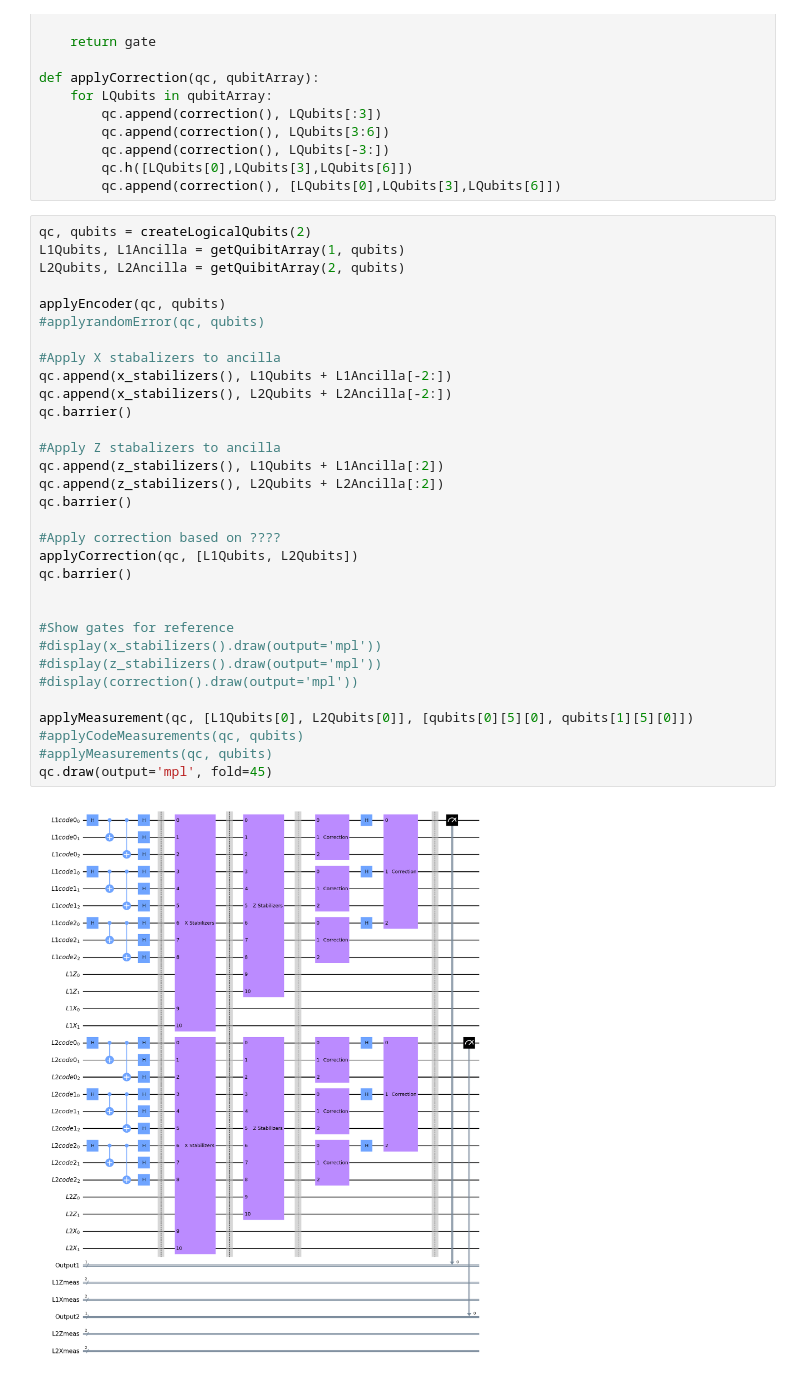
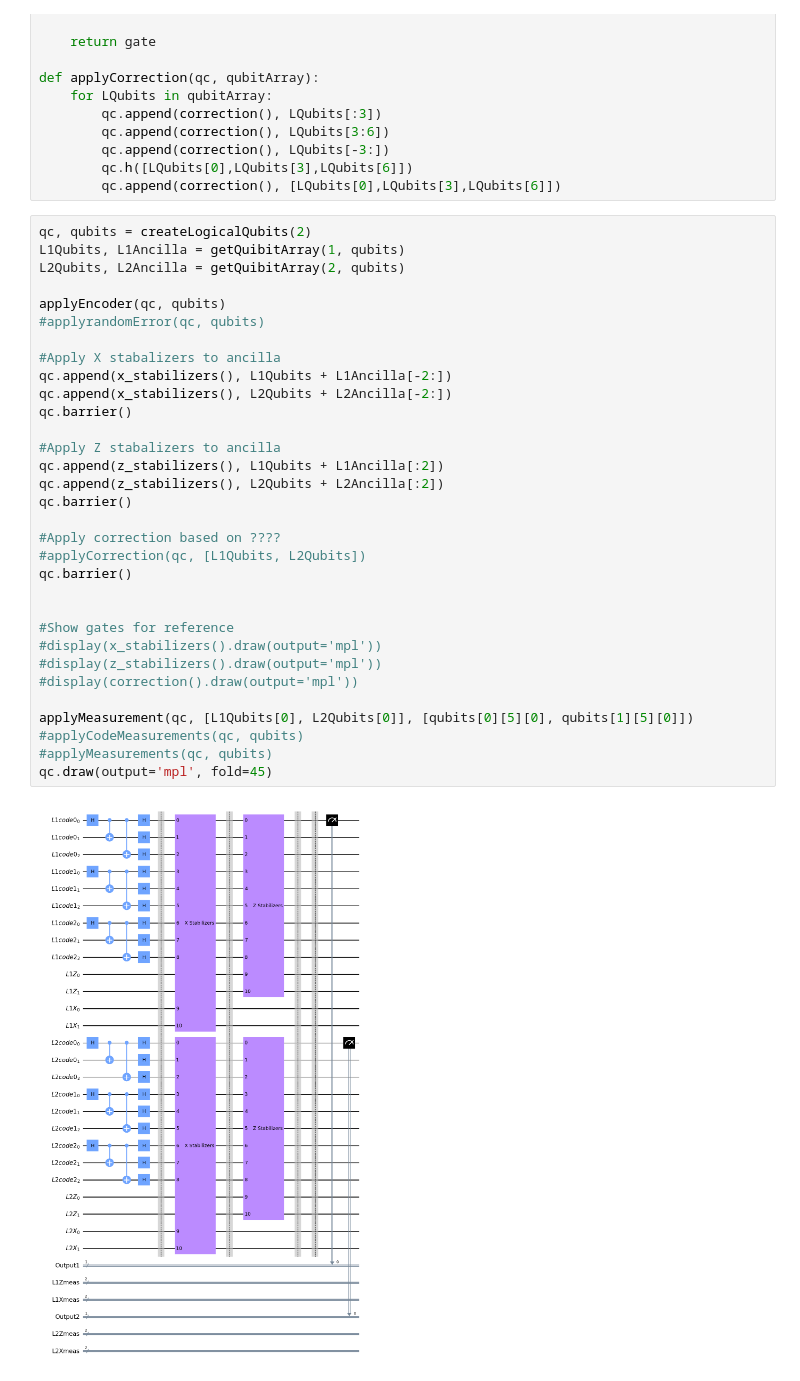
Before and after one commit to TonyPlaysGames/Shors-NeuralNetwork, a Jupyter notebook: x-gate-error.ipynb, the cells around one changed output. Drawn from its saved outputs; the diff is of its cells as text.

```diff
--- a/x-gate-error.ipynb
+++ b/x-gate-error.ipynb
@@ -168,34 +168,34 @@ qc, qubits = createLogicalQubits(2)
 L1Qubits, L1Ancilla = getQuibitArray(1, qubits)
 L2Qubits, L2Ancilla = getQuibitArray(2, qubits)
 
 applyEncoder(qc, qubits)
 #applyrandomError(qc, qubits)
 
 #Apply X stabalizers to ancilla
 qc.append(x_stabilizers(), L1Qubits + L1Ancilla[-2:])
 qc.append(x_stabilizers(), L2Qubits + L2Ancilla[-2:])
 qc.barrier()
 
 #Apply Z stabalizers to ancilla
 qc.append(z_stabilizers(), L1Qubits + L1Ancilla[:2])
 qc.append(z_stabilizers(), L2Qubits + L2Ancilla[:2])
 qc.barrier()
 
 #Apply correction based on ????
-applyCorrection(qc, [L1Qubits, L2Qubits])
+#applyCorrection(qc, [L1Qubits, L2Qubits])
 qc.barrier()
 
 
 #Show gates for reference
 #display(x_stabilizers().draw(output='mpl'))
 #display(z_stabilizers().draw(output='mpl'))
 #display(correction().draw(output='mpl'))
 
 applyMeasurement(qc, [L1Qubits[0], L2Qubits[0]], [qubits[0][5][0], qubits[1][5][0]])
 #applyCodeMeasurements(qc, qubits)
 #applyMeasurements(qc, qubits)
 qc.draw(output='mpl', fold=45)
 # %% [output]
-[figure, old version]
+[figure, new version]
 # %%
 sim = Aer.get_backend('qasm_simulator')
```
Also changed, not shown: parts of 2 cells of this notebook.
